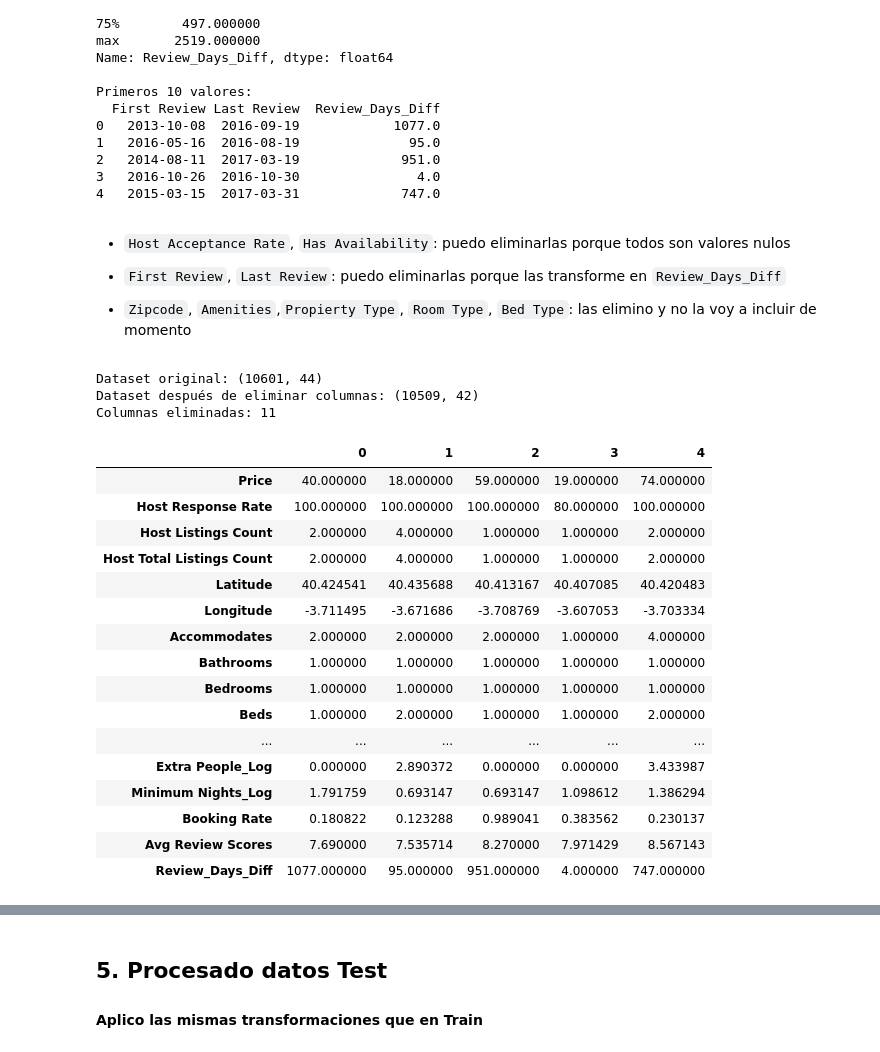
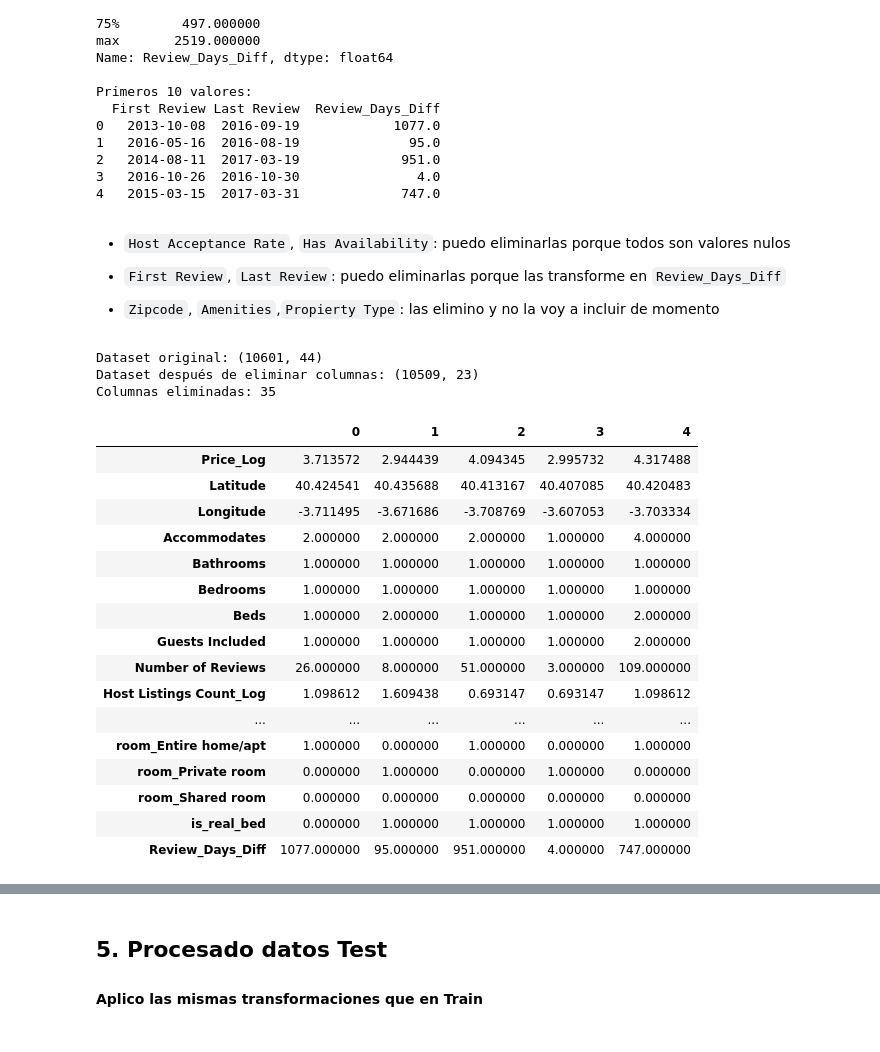
Before and after one commit to mariaeugenia-alvarez/hands-on-coding-machine-learning-project, a Jupyter notebook: ml-airbnb.ipynb, the cells around one changed output, grey strips where cells are left out. Drawn from its saved outputs; the diff is of its cells as text; code cells hidden in the pictures.

Commit message:
Ftest score and mutual info

```diff
--- a/ml-airbnb.ipynb
+++ b/ml-airbnb.ipynb
@@ -659,8 +660,8 @@ plt.grid(True, alpha=0.3)
 # %%
 # Imputar valores nulos de Bathrooms, bedrooms y beds con la mediana
-pretrain_data_procesado['Bathrooms'] = pretrain_data_procesado['Bathrooms'].fillna(pretrain_data_procesado['Bathrooms'].median())
-pretrain_data_procesado['Bedrooms'] = pretrain_data_procesado['Bedrooms'].fillna(pretrain_data_procesado['Bedrooms'].median())
-pretrain_data_procesado['Beds'] = pretrain_data_procesado['Beds'].fillna(pretrain_data_procesado['Beds'].median())
+pretrain_data_procesado['Bathrooms'] = pretrain_data_procesado['Bathrooms'].fillna(pretrain_data_procesado['Bathrooms'].mode()[0])
+pretrain_data_procesado['Bedrooms'] = pretrain_data_procesado['Bedrooms'].fillna(pretrain_data_procesado['Bedrooms'].mode()[0])
+pretrain_data_procesado['Beds'] = pretrain_data_procesado['Beds'].fillna(pretrain_data_procesado['Beds'].mode()[0])
 # %% [markdown]
 `Security Deposit`, `Cleaning Fee`, `Extra People`, `Reviews Per Month`  imputar nulos con 0 y transformar   `Minimum nights` transformar
 # %%
@@ -758,0 +762,10 @@ Primeras 5 filas con la nueva columna 'avg_review_score':
+# %%
+# Host Since: imputar nulos y crear variable días
+pretrain_data_procesado['Host Since'] = pd.to_datetime(pretrain_data_procesado['Host Since'], errors='coerce')
+pretrain_data_procesado['Host Since'].fillna(pretrain_data_procesado['Host Since'].median(), inplace=True)
+
+# Crear Host Since Days (antigüedad en días desde 7/04/2017)
+fecha_ref = pd.to_datetime('2017-04-07')
+pretrain_data_procesado['Host Since Days'] = (fecha_ref - pretrain_data_procesado['Host Since']).dt.days
+
+print(f"Host Since Days - Min: {pretrain_data_procesado['Host Since Days'].min()}, Max: {pretrain_data_procesado['Host Since Days'].max()}")
@@ -760,0 +776,2 @@ Primeras 5 filas con la nueva columna 'avg_review_score':
+# %%
+pretrain_data_procesado = pd.get_dummies(pretrain_data_procesado, columns=['Room Type'], prefix='room', dtype=int)
@@ -761,3 +780,5 @@ Primeras 5 filas con la nueva columna 'avg_review_score':
+# %%
+pretrain_data_procesado['is_real_bed'] = (pretrain_data_procesado['Bed Type'] == 'Real Bed').astype(int)
 # %% [markdown]
 `First Review`, `Last Review` Voya usar la diferencia en días para tratarla como númerica (y sacar la frecuencia de revisones conjunto a `Number of reviews`más adelante)
 # %%
@@ -810,42 +831,52 @@ Primeros 10 valores:
 
 - `First Review`, `Last Review`: puedo eliminarlas porque las transforme en `Review_Days_Diff`
 
-- `Zipcode`, `Amenities`,`Propierty Type`, `Room Type`, `Bed Type`: las elimino y no la voy a incluir de momento
+- `Zipcode`, `Amenities`,`Propierty Type`: las elimino y no la voy a incluir de momento
 # %%
+#...y la coloco la primera
+price_col = pretrain_data_procesado['Price_Log']
+pretrain_data_procesado = pretrain_data_procesado.drop('Price_Log', axis=1)
+pretrain_data_procesado.insert(0, 'Price_Log', price_col)
+
+
 # Eliminar columnas especificadas del dataset pretrain_data
 columns_to_remove = [
-    'Experiences Offered', 'Host Since', 'Host Acceptance Rate', 'Has Availability',
-    'First Review', 'Last Review', 'Zipcode', 'Amenities', 'Property Type',
-    'Room Type', 'Bed Type'
+    'Price', 'Host Response Rate', 'Host Acceptance Rate', 'Host Listings Count', 'Host Total Listings Count',
+    'Square Feet', 'Weekly Price', 'Monthly Price', 'Security Deposit', 'Cleaning Fee', 'Extra People',
+    'Minimum Nights', 'Maximum Nights', 'Has Availability', 'Availability 30', 'Availability 60', 'Availability 90',
+    'Availability 365', 'Reviews per Month', 'Review Scores Rating','Review Scores Accuracy','Review Scores Cleanliness',
+    'Review Scores Checkin','Review Scores Communication','Review Scores Location','Review Scores Value',
+    'Calculated host listings count', 'Experiences Offered', 'Host Since', 'Zipcode', 'Property Type', 'Bed Type','Amenities',
+    'First Review', 'Last Review'
 ]
 
 # Eliminar las columnas existentes
 pretrain_data_procesado = pretrain_data_procesado.drop(columns=columns_to_remove)
 
 print(f"\nDataset original: {pretrain_data.shape}")
 print(f"Dataset después de eliminar columnas: {pretrain_data_procesado.shape}")
 print(f"Columnas eliminadas: {len(columns_to_remove)}")
 
 # Mostrar las primeras filas del dataset limpio
 pretrain_data_procesado.head().T
 # %% [output]
 Dataset original: (10601, 44)
-Dataset después de eliminar columnas: (10509, 42)
-Columnas eliminadas: 11
+Dataset después de eliminar columnas: (10509, 23)
+Columnas eliminadas: 35
 |  | 0 | 1 | 2 | 3 | 4 |
-| Price | 40.000000 | 18.000000 | 59.000000 | 19.000000 | 74.000000 |
-| Host Response Rate | 100.000000 | 100.000000 | 100.000000 | 80.000000 | 100.000000 |
-| Host Listings Count | 2.000000 | 4.000000 | 1.000000 | 1.000000 | 2.000000 |
-| Host Total Listings Count | 2.000000 | 4.000000 | 1.000000 | 1.000000 | 2.000000 |
+| Price_Log | 3.713572 | 2.944439 | 4.094345 | 2.995732 | 4.317488 |
 | Latitude | 40.424541 | 40.435688 | 40.413167 | 40.407085 | 40.420483 |
 | Longitude | -3.711495 | -3.671686 | -3.708769 | -3.607053 | -3.703334 |
 | Accommodates | 2.000000 | 2.000000 | 2.000000 | 1.000000 | 4.000000 |
 | Bathrooms | 1.000000 | 1.000000 | 1.000000 | 1.000000 | 1.000000 |
 | Bedrooms | 1.000000 | 1.000000 | 1.000000 | 1.000000 | 1.000000 |
 | Beds | 1.000000 | 2.000000 | 1.000000 | 1.000000 | 2.000000 |
+| Guests Included | 1.000000 | 1.000000 | 1.000000 | 1.000000 | 2.000000 |
+| Number of Reviews | 26.000000 | 8.000000 | 51.000000 | 3.000000 | 109.000000 |
+| Host Listings Count_Log | 1.098612 | 1.609438 | 0.693147 | 0.693147 | 1.098612 |
 | ... | ... | ... | ... | ... | ... |
-| Extra People_Log | 0.000000 | 2.890372 | 0.000000 | 0.000000 | 3.433987 |
-| Minimum Nights_Log | 1.791759 | 0.693147 | 0.693147 | 1.098612 | 1.386294 |
-| Booking Rate | 0.180822 | 0.123288 | 0.989041 | 0.383562 | 0.230137 |
-| Avg Review Scores | 7.690000 | 7.535714 | 8.270000 | 7.971429 | 8.567143 |
+| room_Entire home/apt | 1.000000 | 0.000000 | 1.000000 | 0.000000 | 1.000000 |
+| room_Private room | 0.000000 | 1.000000 | 0.000000 | 1.000000 | 0.000000 |
+| room_Shared room | 0.000000 | 0.000000 | 0.000000 | 0.000000 | 0.000000 |
+| is_real_bed | 0.000000 | 1.000000 | 1.000000 | 1.000000 | 1.000000 |
 | Review_Days_Diff | 1077.000000 | 95.000000 | 951.000000 | 4.000000 | 747.000000 |
```
Also changed, not shown: parts of 28 cells of this notebook.
